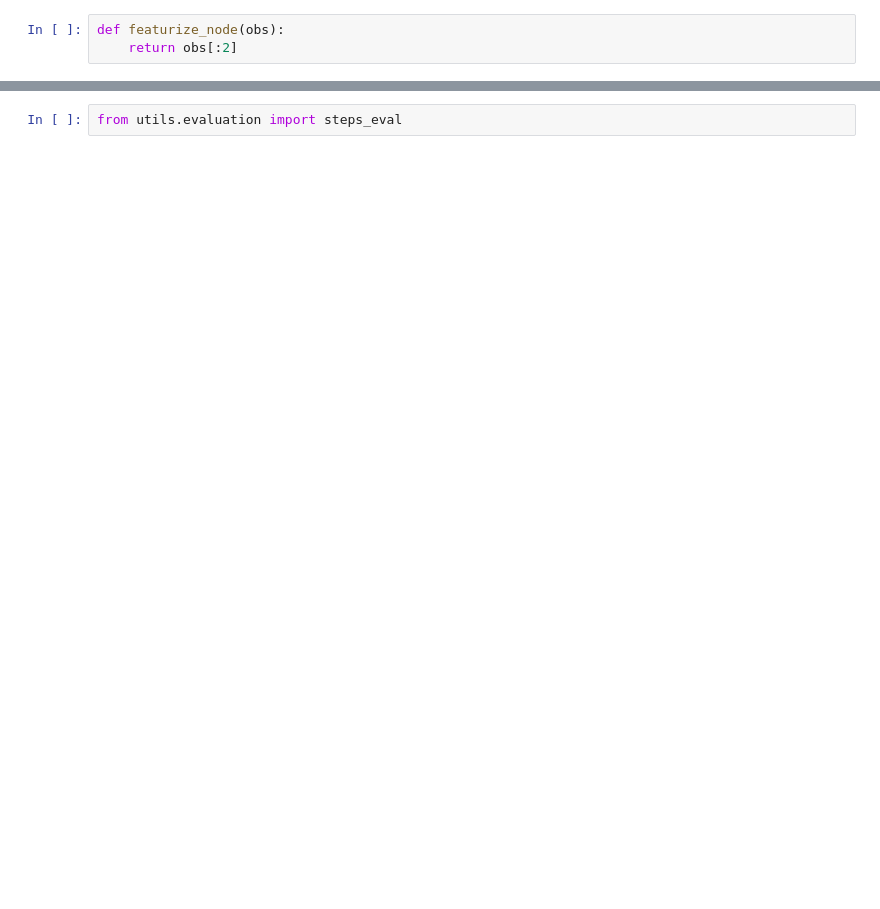
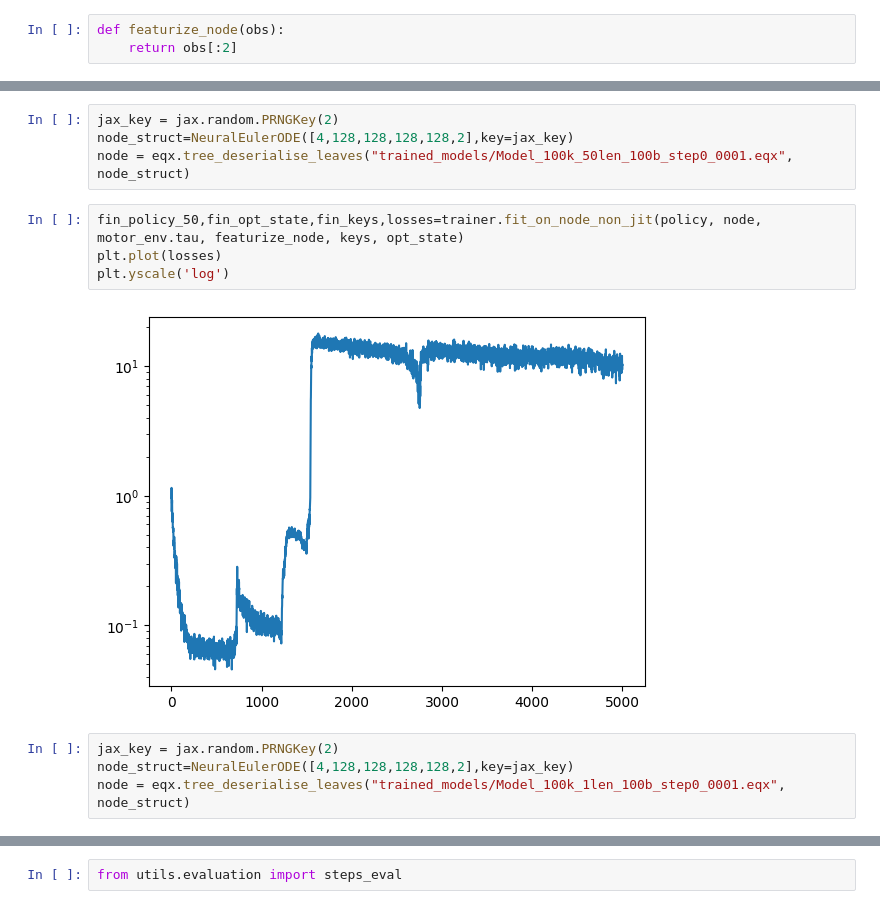
Before and after one commit to OliverSchw/dpc_project, a Jupyter notebook: notebooks/2.1.dpc_with_node.ipynb, the cells around one changed output, grey strips where cells are left out. Saved outputs shown, nothing was run; the diff lists cells and outputs as text; blank space fills up the shorter version.

```diff
--- a/notebooks/2.1.dpc_with_node.ipynb
+++ b/notebooks/2.1.dpc_with_node.ipynb
@@ -131,0 +132,14 @@ plt.yscale('log')
+# %%
+jax_key = jax.random.PRNGKey(2)
+node_struct=NeuralEulerODE([4,128,128,128,128,2],key=jax_key)
+node = eqx.tree_deserialise_leaves("trained_models/Model_100k_50len_100b_step0_0001.eqx", node_struct)
+# %%
+fin_policy_50,fin_opt_state,fin_keys,losses=trainer.fit_on_node_non_jit(policy, node, motor_env.tau, featurize_node, keys, opt_state)
+plt.plot(losses)
+plt.yscale('log')
+# %% [output]
+[figure, added]
+# %%
+jax_key = jax.random.PRNGKey(2)
+node_struct=NeuralEulerODE([4,128,128,128,128,2],key=jax_key)
+node = eqx.tree_deserialise_leaves("trained_models/Model_100k_1len_100b_step0_0001.eqx", node_struct)
```
Also changed, not shown: parts of 17 cells of this notebook, 12 other files.
